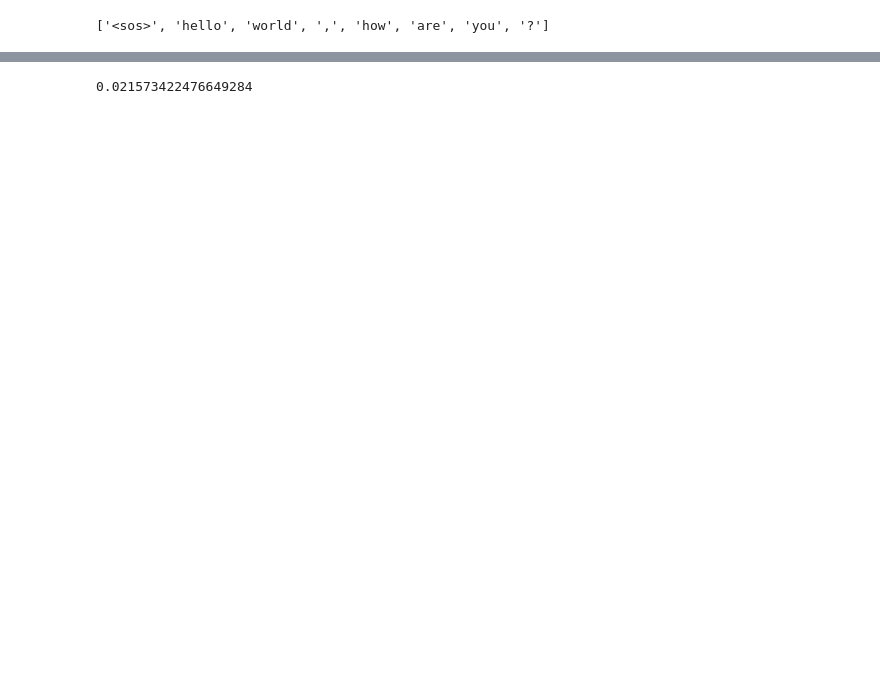
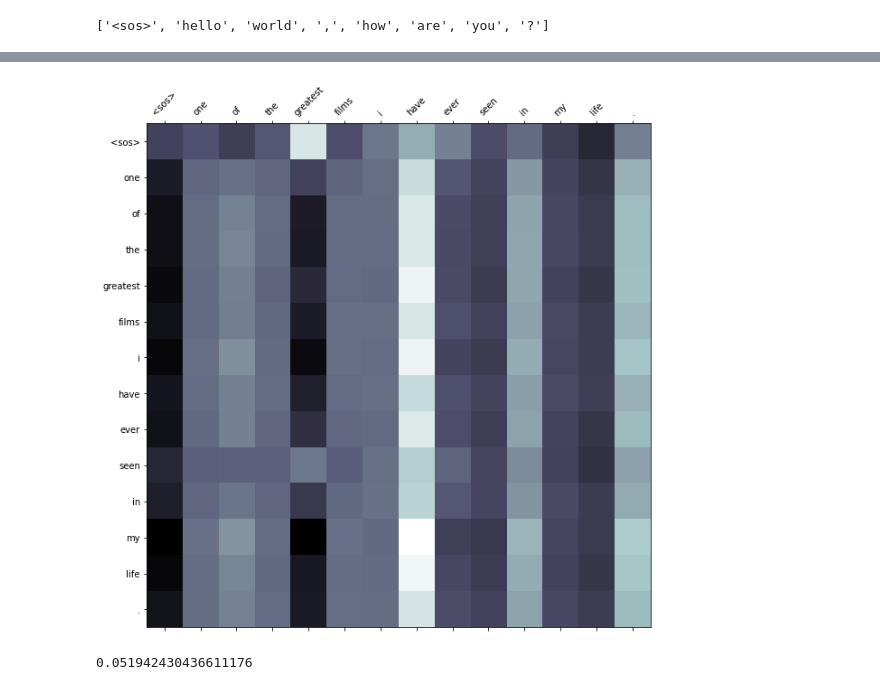
Before and after one commit to bentrevett/pytorch-sentiment-analysis, a Jupyter notebook: experimental/5_transformer.ipynb, the cells around one changed output, grey strips where cells are left out. Drawn from its saved outputs; the diff is of its cells as text; code cells hidden in the pictures; blank space fills up the shorter version.

```diff
--- a/experimental/5_transformer.ipynb
+++ b/experimental/5_transformer.ipynb
@@ -449,7 +679,12 @@ predict_sentiment(tokenizer, vocab, model, device, sentence)
+# %%
+display_attention(tokenizer.tokenize(sentence), attention)
+# %% [output]
+[figure, added]
 # %%
 sentence = "i thought it was going to be one of the greatest films i have ever seen in my life, \
 but it was actually the absolute worst movie of all time."
 
-predict_sentiment(tokenizer, vocab, model, device, sentence)
+sentiment, attention = predict_sentiment(tokenizer, vocab, model, device, sentence)
+print(sentiment)
 # %% [output]
-0.021573422476649284
+0.051942430436611176
```
Also changed, not shown: parts of 32 cells of this notebook.
